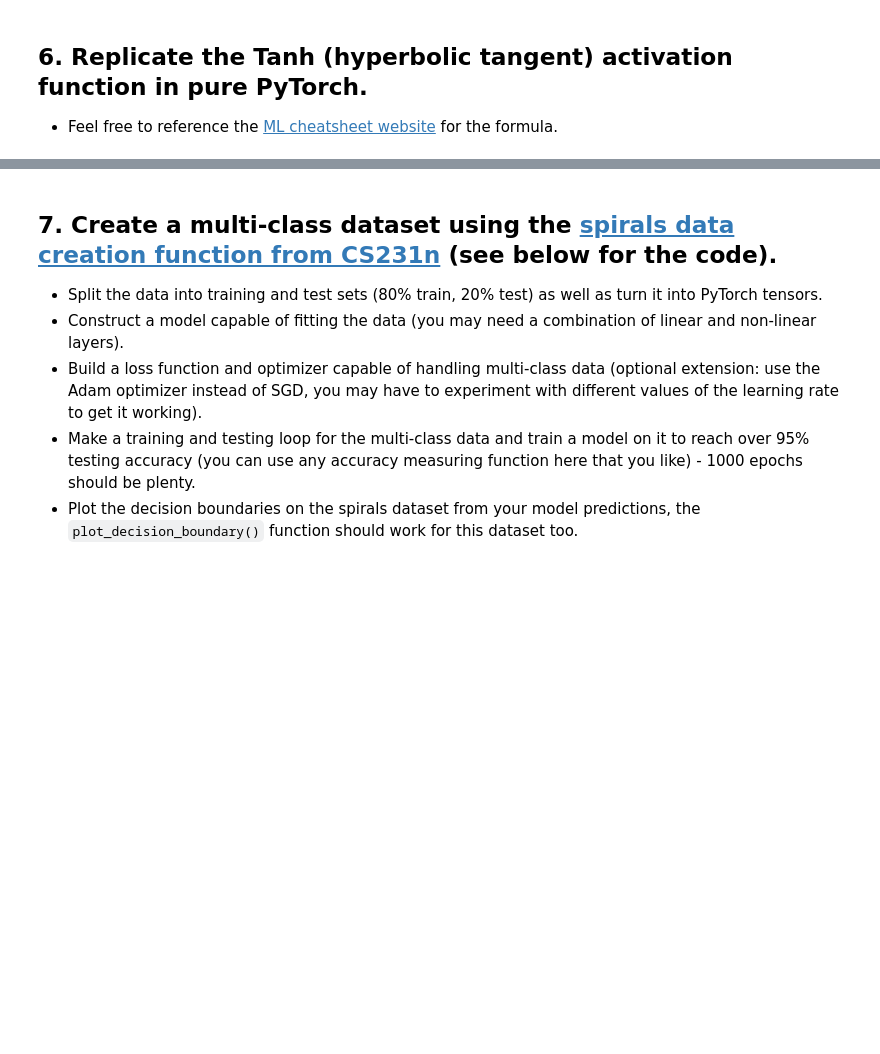
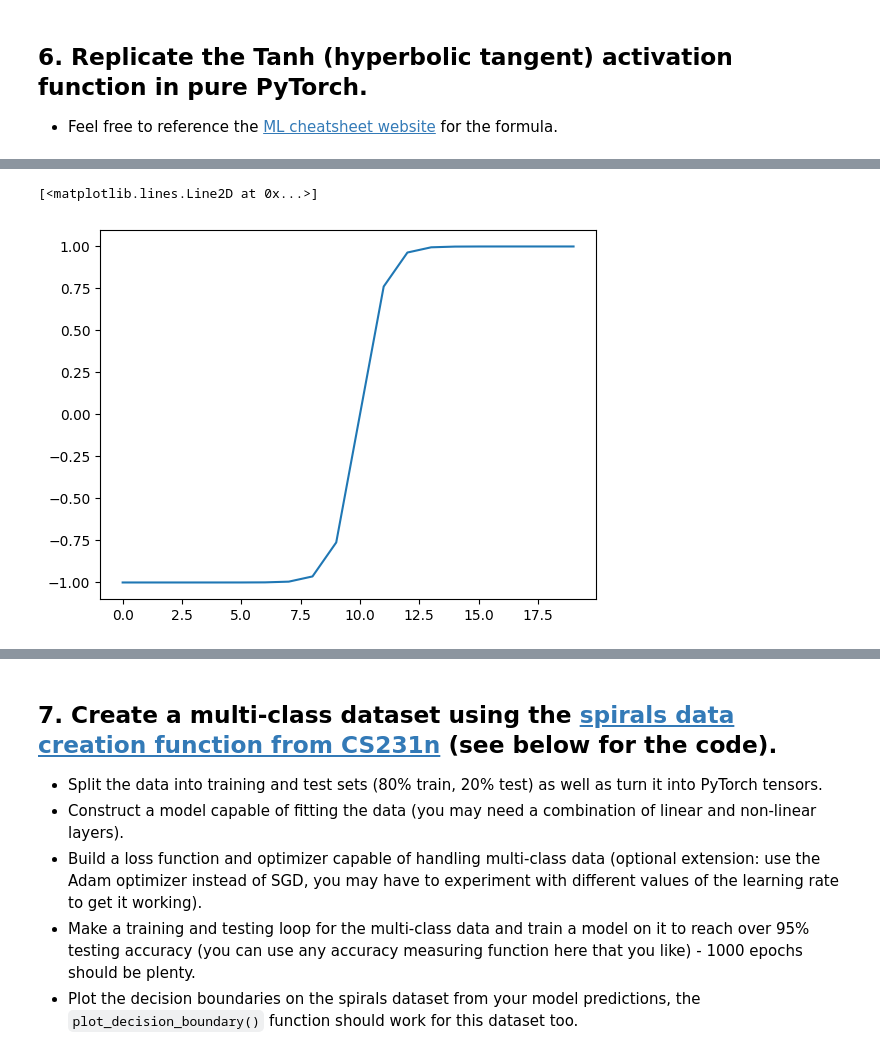
Before and after one commit to BanHun28/pytorch-deep-learning, a Jupyter notebook: extras/exercises/02_pytorch_classification_exercises.ipynb, the cells around one changed output, grey strips where cells are left out. Cells and saved outputs as stored; diff of their text form; code cells hidden in the pictures; blank space fills up the shorter version.

```diff
--- a/extras/exercises/02_pytorch_classification_exercises.ipynb
+++ b/extras/exercises/02_pytorch_classification_exercises.ipynb
@@ -274,2 +342,6 @@ def plot_decision_boundary(model, X, y):
 # %%
 # Test torch.tanh() on the tensor and plot it
+plt.plot(torch.tanh(straight_line_tensor))
+# %% [output]
+[<matplotlib.lines.Line2D at 0x...>]
+[figure, added]
```
Also changed, not shown: parts of 20 cells of this notebook.
